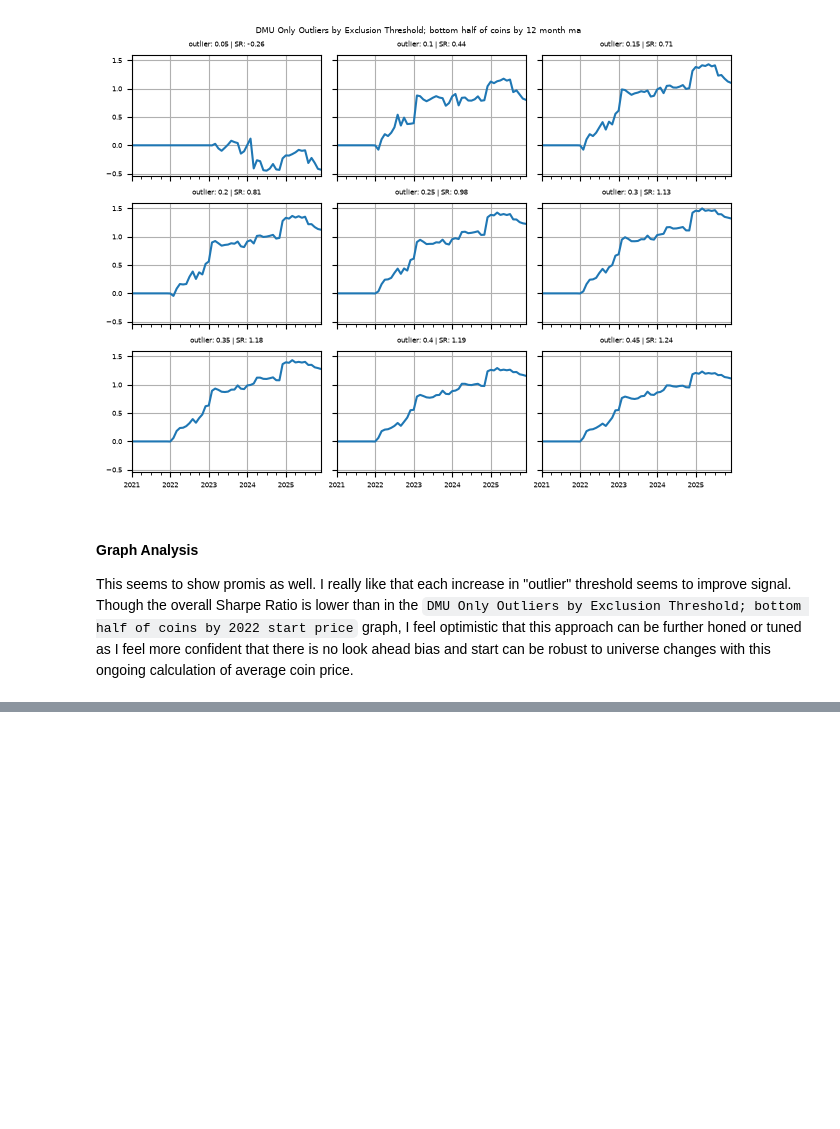
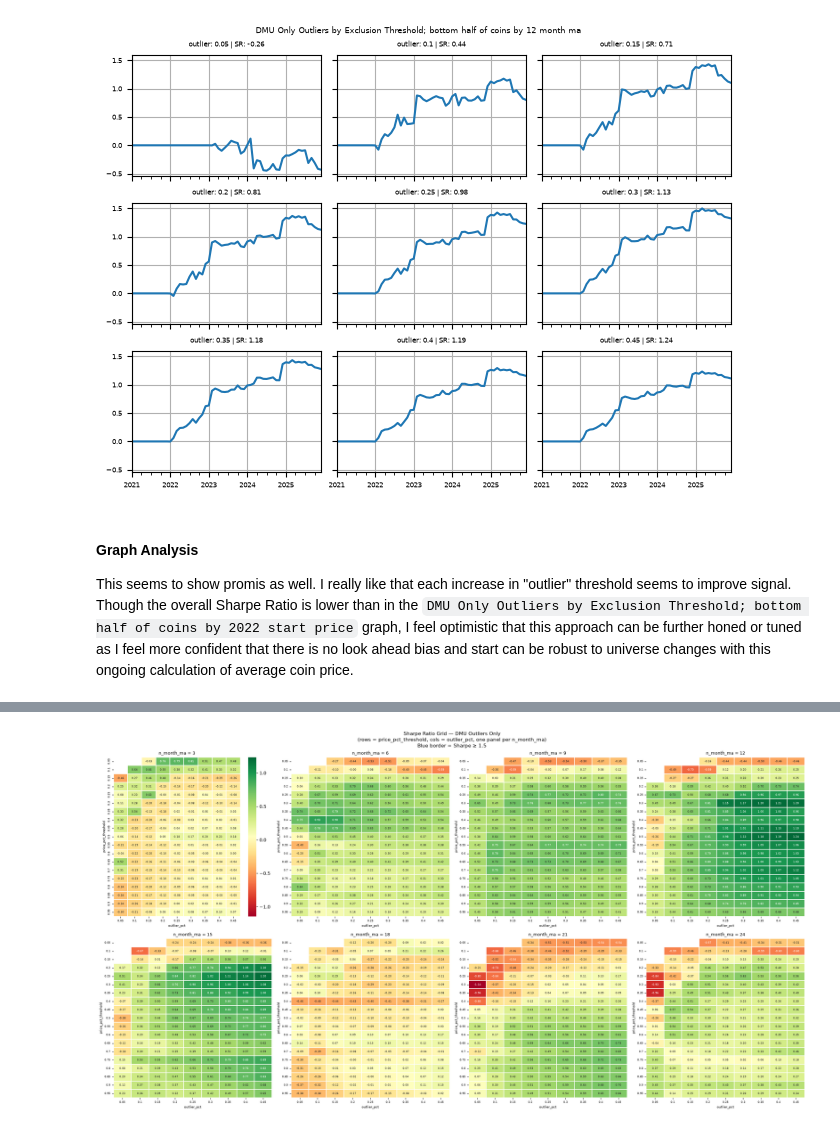
Before and after one commit to jude253/wall-street-quants-course-project, a Jupyter notebook: src/wall_street_quants_course_project/analysis/20260616__umd_variations.ipynb, the cells around one changed output, grey strips where cells are left out. Drawn from its saved outputs; the diff is of its cells as text; code cells hidden in the pictures; blank space fills up the shorter version.

```diff
--- a/src/wall_street_quants_course_project/analysis/20260616__umd_variations.ipynb
+++ b/src/wall_street_quants_course_project/analysis/20260616__umd_variations.ipynb
@@ -409,0 +643,60 @@ of average coin price.
+# %%
+import seaborn as sns
+
+highlight_threshold = 1.5  # blue border on cells at or above this Sharpe
+
+n_heatmap_cols = 4
+n_heatmap_rows = math.ceil(len(n_month_mas) / n_heatmap_cols)
+
+fig, axes = plt.subplots(
+    n_heatmap_rows, n_heatmap_cols,
+    figsize=(22, n_heatmap_rows * 6),
+)
+fig.suptitle(
+    "Sharpe Ratio Grid — DMU Outliers Only\n"
+    "(rows = price_pct_threshold, cols = outlier_pct, one panel per n_month_ma)\n"
+    f"Blue border = Sharpe ≥ {highlight_threshold}",
+    fontsize=11,
+)
+fig.set_tight_layout(tight=True)
+
+vmin = float(results.min().min())
+vmax = float(results.max().max())
+
+for i, n_month_ma in enumerate(n_month_mas):
+    ax = axes.flatten()[i]
+
+    # 2D slice: price_pct_threshold (rows) × outlier_pct (cols)
+    data = results[n_month_ma].unstack('outlier_pct')
+
+    sns.heatmap(
+        data,
+        ax=ax,
+        cmap='RdYlGn',
+        vmin=vmin,
+        vmax=vmax,
+        annot=True,
+        fmt='.2f',
+        annot_kws={'size': 6},
+        linewidths=0.3,
+        cbar=i == 0,  # only show colorbar on first panel
+    )
+
+    # Highlight cells that meet the threshold with a blue border
+    for row_idx in range(data.shape[0]):
+        for col_idx in range(data.shape[1]):
+            val = data.iloc[row_idx, col_idx]
+            if not np.isnan(val) and val >= highlight_threshold:
+                ax.add_patch(plt.Rectangle(
+                    (col_idx, row_idx), 1, 1,
+                    fill=False, edgecolor='blue', linewidth=2, clip_on=False,
+                ))
+
+    ax.set_title(f'n_month_ma = {n_month_ma}', fontsize=9)
+    ax.set_xlabel('outlier_pct', fontsize=7)
+    ax.set_ylabel('price_pct_threshold', fontsize=7)
+    ax.tick_params(labelsize=6)
+
+plt.show()
+# %% [output]
+[figure, added]
```
Also changed, not shown: parts of 11 cells of this notebook.
